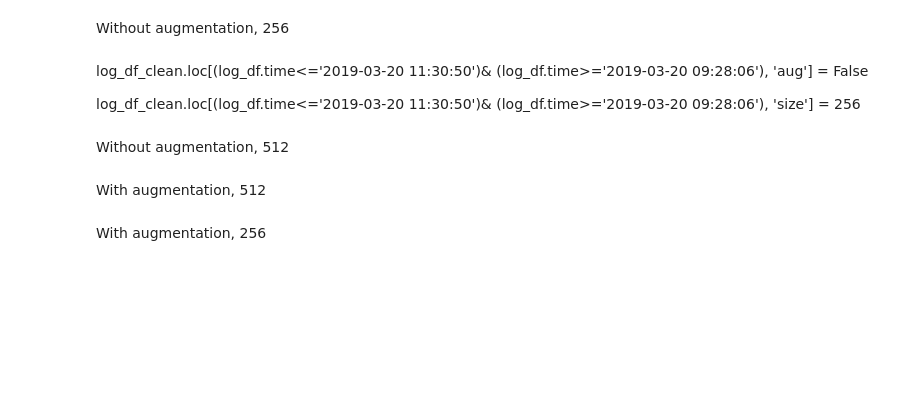
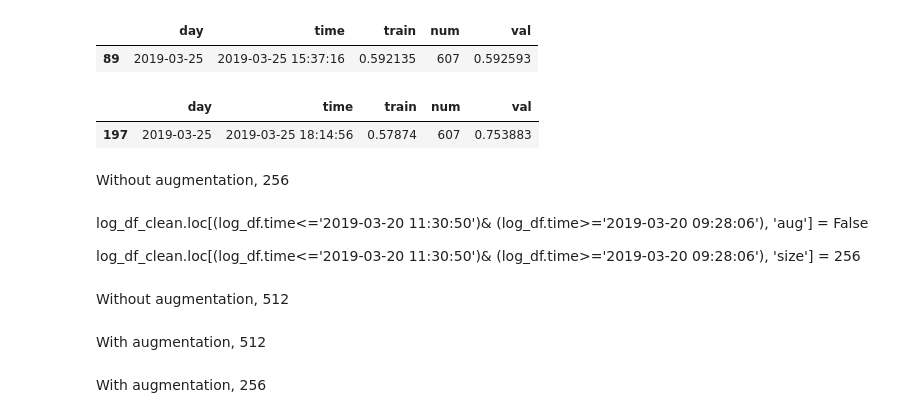
Before and after one commit to KiyoshiMu/Survival-Analysis-by-Breast-Cancer-Slides, a Jupyter notebook: notebook/performance.ipynb, the cells around one changed output. Drawn from its saved outputs; the diff is of its cells as text; code cells hidden in the pictures; blank space fills up the shorter version.

```diff
--- a/notebook/performance.ipynb
+++ b/notebook/performance.ipynb
@@ -41,3 +41,5 @@ def log_data_pipe(p='../../main.log', pa=pattern):
     record = collect_aux(line)
     log_df = clean_data(record)
     return log_df
+# %%
+log_df = log_data_pipe(p='../../main+.log')
@@ -44,3 +48,13 @@ def log_data_pipe(p='../../main.log', pa=pattern):
+# %%
+log_df.loc[log_df.train==log_df.train.max()]
+# %% [output]
+|  | day | time | train | num | val |
+| 89 | 2019-03-25 | 2019-03-25 15:37:16 | 0.592135 | 607 | 0.592593 |
+# %%
+log_df.loc[log_df.val==log_df.val.max()]
+# %% [output]
+|  | day | time | train | num | val |
+| 197 | 2019-03-25 | 2019-03-25 18:14:56 | 0.57874 | 607 | 0.753883 |
 # %%
 log_df0 = log_data_pipe(p='../../train.log', pa=pattern0)
 log_df1 = log_data_pipe()
```
Also changed, not shown: parts of 1 cell of this notebook, 1 other file.
